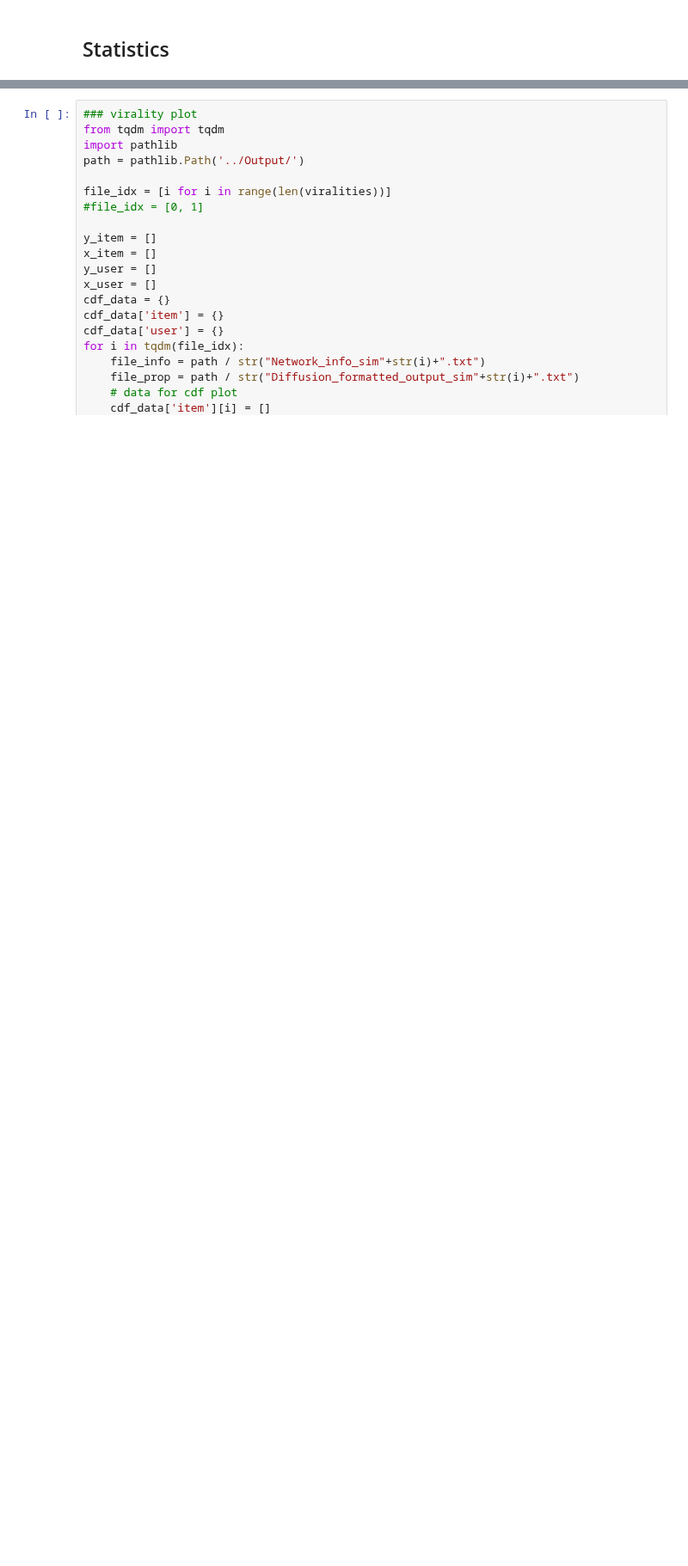
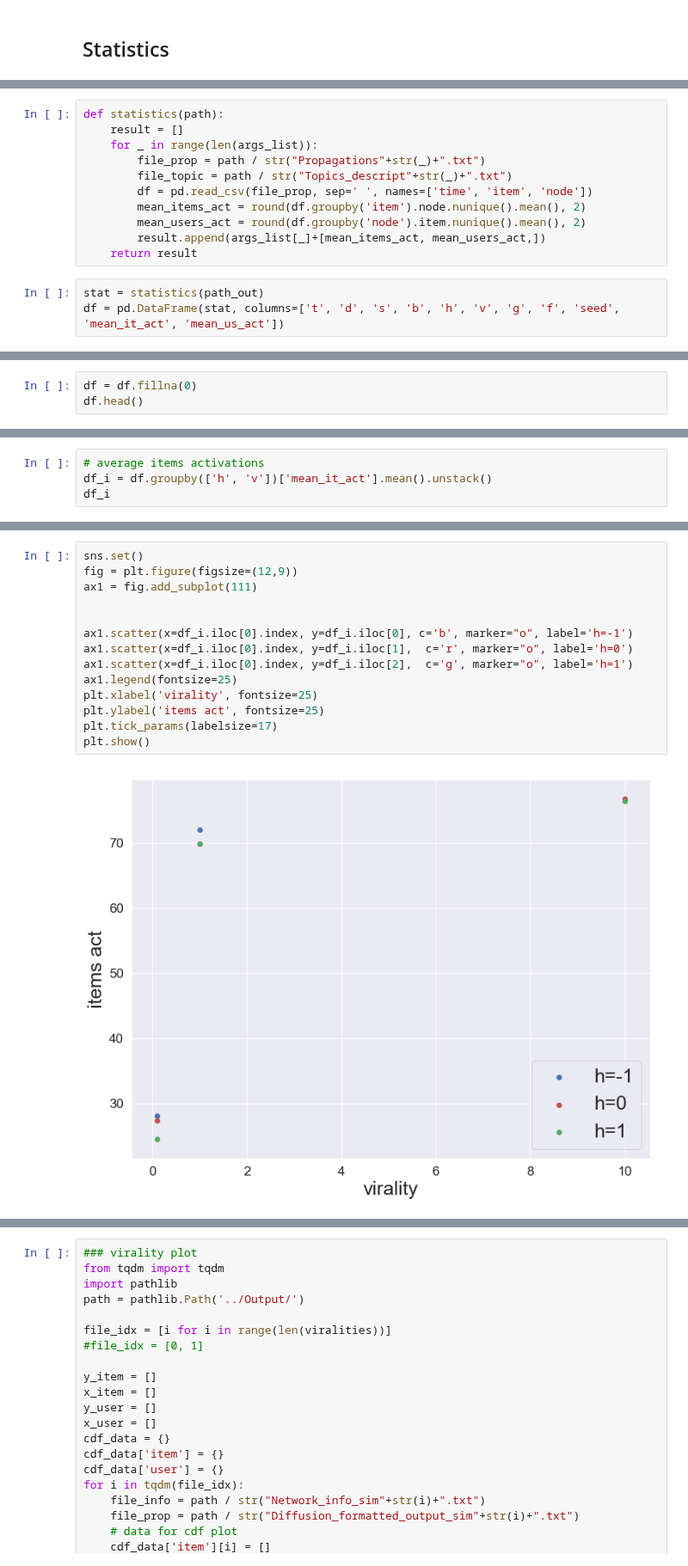
Before and after one commit to FedericoCinus/WoMG, a Jupyter notebook: examples/tutorial.ipynb, the cells around one changed output, grey strips where cells are left out. Shown at 86% size. Saved outputs shown, nothing was run; the diff lists cells and outputs as text; blank space fills up the shorter version.

```diff
--- a/examples/tutorial.ipynb
+++ b/examples/tutorial.ipynb
@@ -293,0 +172,14 @@ simulate(numb_docs=3553,
+# %%
+def statistics(path):
+    result = []
+    for _ in range(len(args_list)):
+        file_prop = path / str("Propagations"+str(_)+".txt")
+        file_topic = path / str("Topics_descript"+str(_)+".txt")
+        df = pd.read_csv(file_prop, sep=' ', names=['time', 'item', 'node'])
+        mean_items_act = round(df.groupby('item').node.nunique().mean(), 2)
+        mean_users_act = round(df.groupby('node').item.nunique().mean(), 2)
+        result.append(args_list[_]+[mean_items_act, mean_users_act,])
+    return result
+# %%
+stat = statistics(path_out)
+df = pd.DataFrame(stat, columns=['t', 'd', 's', 'b', 'h', 'v', 'g', 'f', 'seed', 'mean_it_act', 'mean_us_act'])
@@ -293,0 +205,3 @@ simulate(numb_docs=3553,
+# %%
+df = df.fillna(0)
+df.head()
@@ -293,0 +215,4 @@ simulate(numb_docs=3553,
+# %%
+# average items activations
+df_i = df.groupby(['h', 'v'])['mean_it_act'].mean().unstack()
+df_i
@@ -293,0 +225,16 @@ simulate(numb_docs=3553,
+# %%
+sns.set()
+fig = plt.figure(figsize=(12,9))
+ax1 = fig.add_subplot(111)
+
+
+ax1.scatter(x=df_i.iloc[0].index, y=df_i.iloc[0], c='b', marker="o", label='h=-1')
+ax1.scatter(x=df_i.iloc[0].index, y=df_i.iloc[1],  c='r', marker="o", label='h=0')
+ax1.scatter(x=df_i.iloc[0].index, y=df_i.iloc[2],  c='g', marker="o", label='h=1')
+ax1.legend(fontsize=25)
+plt.xlabel('virality', fontsize=25)
+plt.ylabel('items act', fontsize=25)
+plt.tick_params(labelsize=17)
+plt.show()
+# %% [output]
+[figure, added]
```
Also changed, not shown: parts of 41 cells of this notebook.
